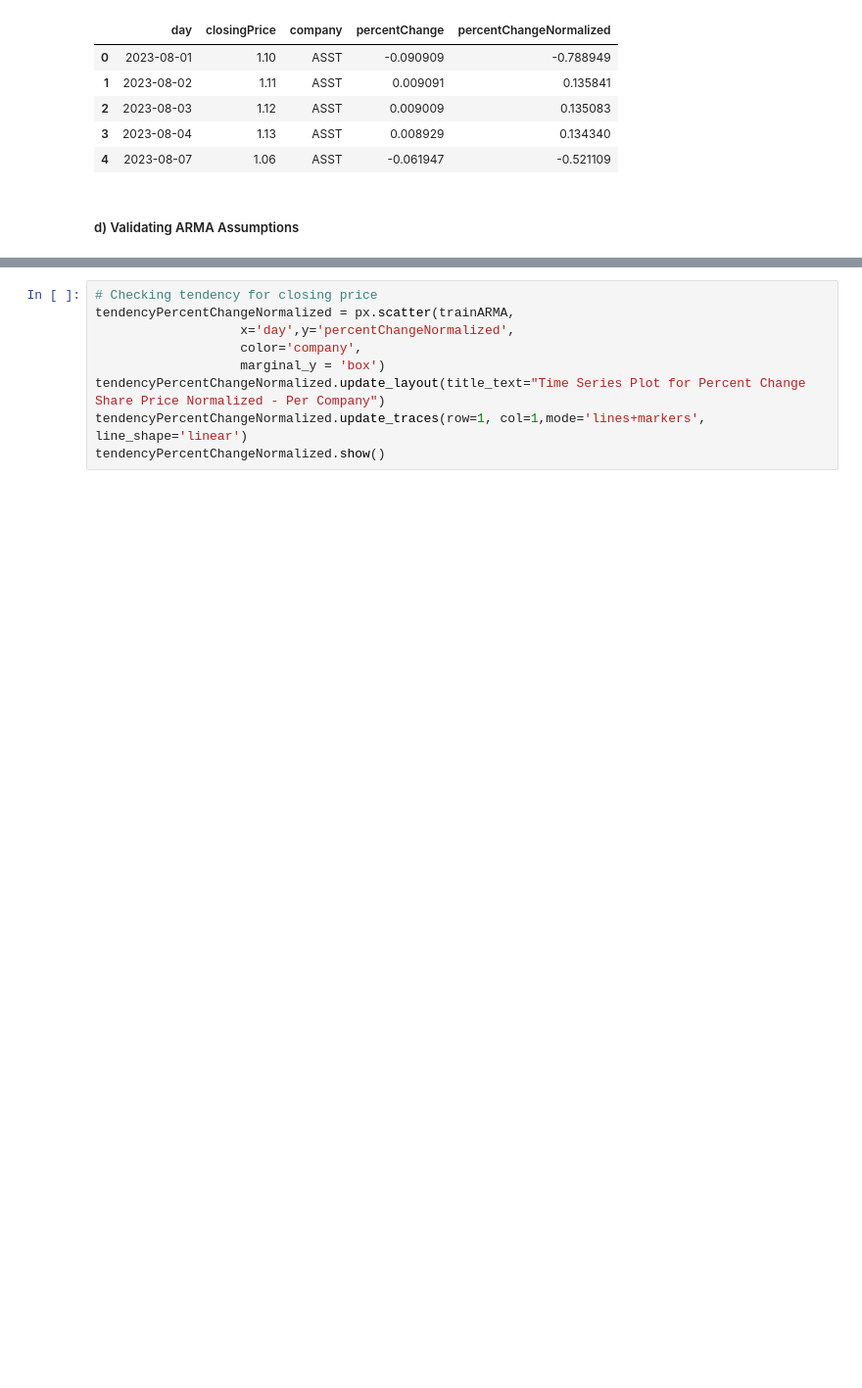
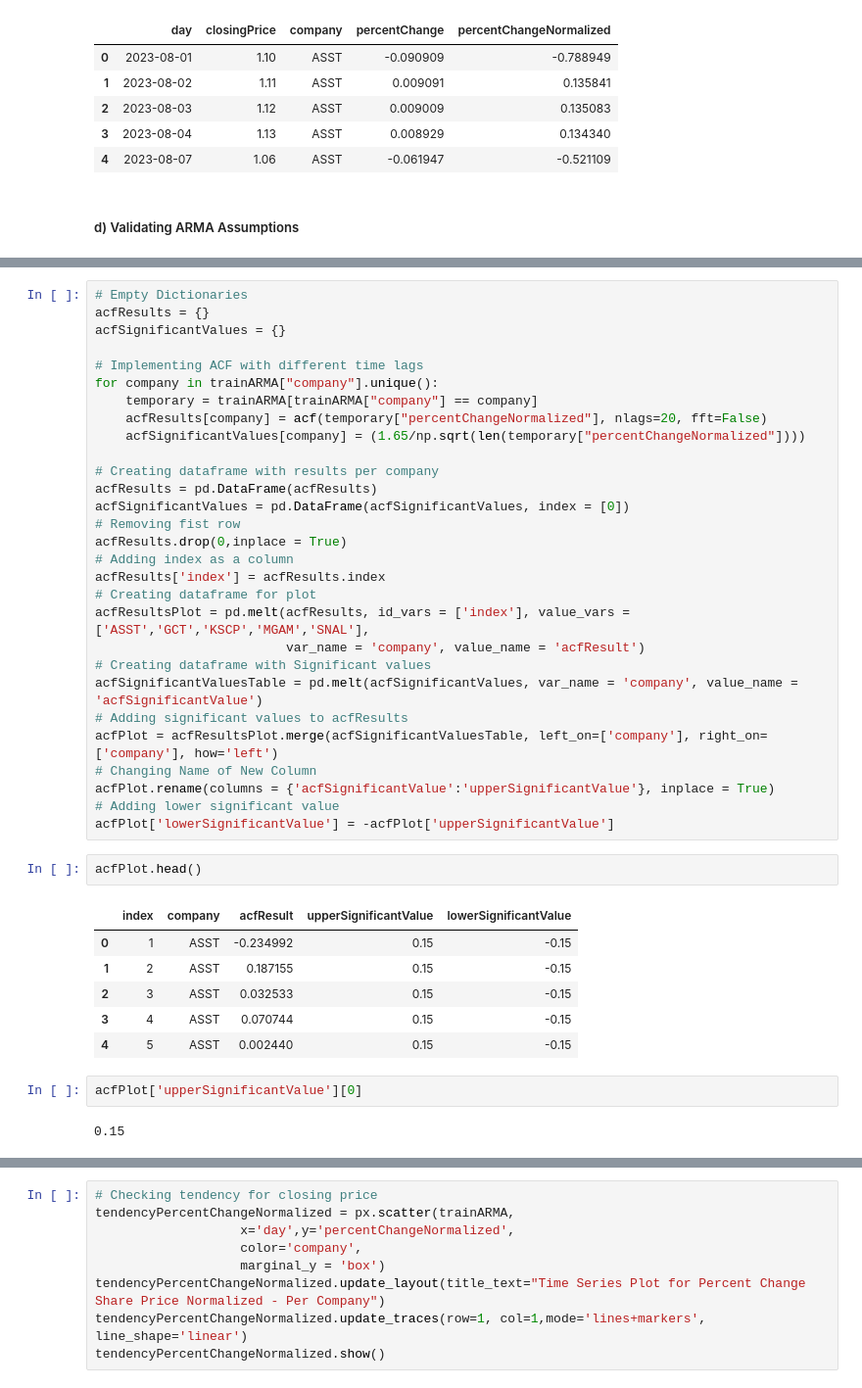
Before and after one commit to carefulDoppelganger/NotebookSamples, a Jupyter notebook: Group3-FinalProject.ipynb, the cells around one changed output, grey strips where cells are left out. Shown at 98% size. Saved outputs shown, nothing was run; the diff lists cells and outputs as text; blank space fills up the shorter version.

```diff
--- a/Group3-FinalProject.ipynb
+++ b/Group3-FinalProject.ipynb
@@ -709,0 +716,42 @@ We know that 2 companies cannot be used for ARMA models
+# %%
+# Empty Dictionaries
+acfResults = {}
+acfSignificantValues = {}
+
+# Implementing ACF with different time lags
+for company in trainARMA["company"].unique():
+    temporary = trainARMA[trainARMA["company"] == company]
+    acfResults[company] = acf(temporary["percentChangeNormalized"], nlags=20, fft=False)
+    acfSignificantValues[company] = (1.65/np.sqrt(len(temporary["percentChangeNormalized"])))
+
+# Creating dataframe with results per company
+acfResults = pd.DataFrame(acfResults)
+acfSignificantValues = pd.DataFrame(acfSignificantValues, index = [0])
+# Removing fist row
+acfResults.drop(0,inplace = True)
+# Adding index as a column
+acfResults['index'] = acfResults.index
+# Creating dataframe for plot
+acfResultsPlot = pd.melt(acfResults, id_vars = ['index'], value_vars = ['ASST','GCT','KSCP','MGAM','SNAL'],
+                         var_name = 'company', value_name = 'acfResult')
+# Creating dataframe with Significant values
+acfSignificantValuesTable = pd.melt(acfSignificantValues, var_name = 'company', value_name = 'acfSignificantValue')
+# Adding significant values to acfResults
+acfPlot = acfResultsPlot.merge(acfSignificantValuesTable, left_on=['company'], right_on=['company'], how='left')
+# Changing Name of New Column
+acfPlot.rename(columns = {'acfSignificantValue':'upperSignificantValue'}, inplace = True)
+# Adding lower significant value
+acfPlot['lowerSignificantValue'] = -acfPlot['upperSignificantValue']
+# %%
+acfPlot.head()
+# %% [output]
+|  | index | company | acfResult | upperSignificantValue | lowerSignificantValue |
+| 0 | 1 | ASST | -0.234992 | 0.15 | -0.15 |
+| 1 | 2 | ASST | 0.187155 | 0.15 | -0.15 |
+| 2 | 3 | ASST | 0.032533 | 0.15 | -0.15 |
+| 3 | 4 | ASST | 0.070744 | 0.15 | -0.15 |
+| 4 | 5 | ASST | 0.002440 | 0.15 | -0.15 |
+# %%
+acfPlot['upperSignificantValue'][0]
+# %% [output]
+0.15
```
Also changed, not shown: parts of 9 cells of this notebook.
